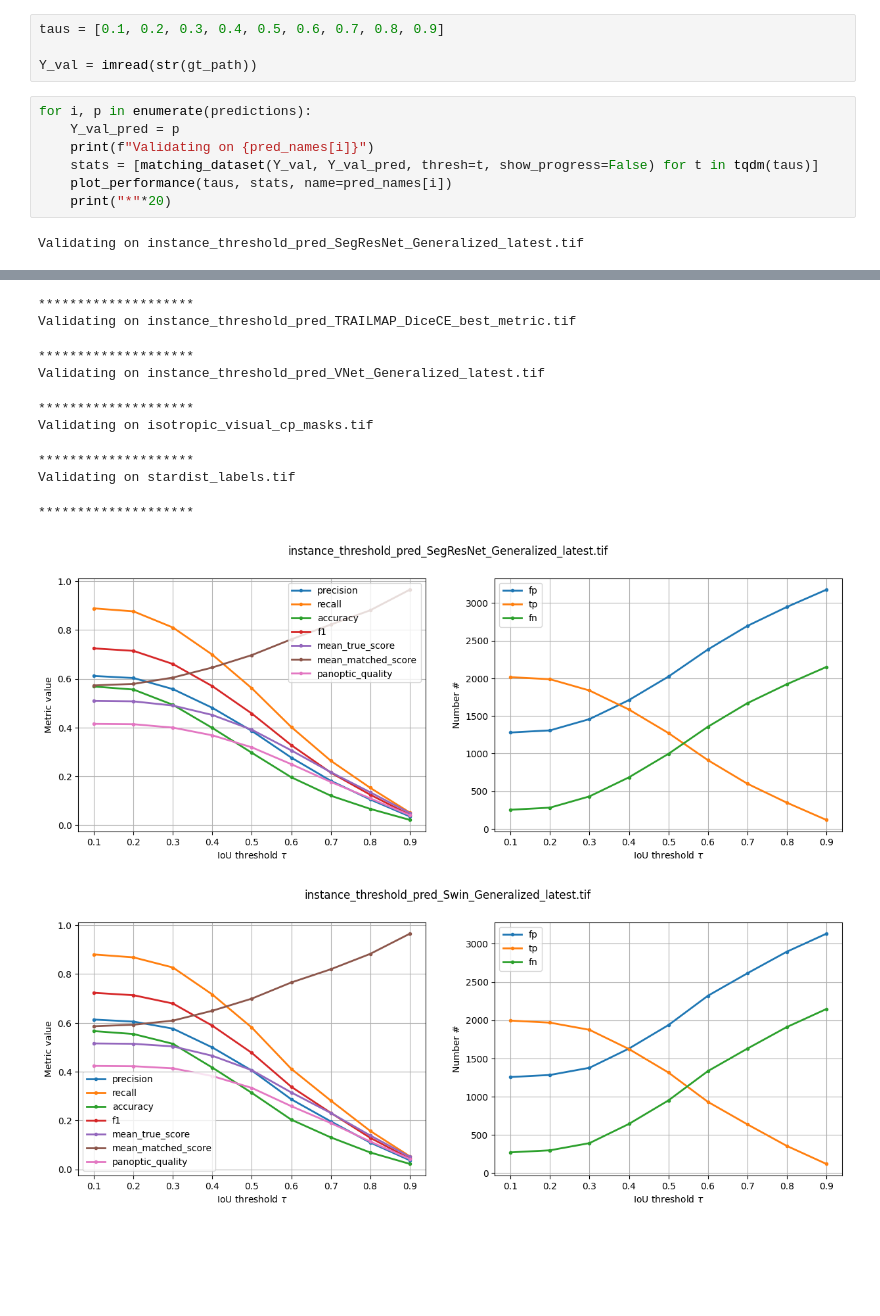
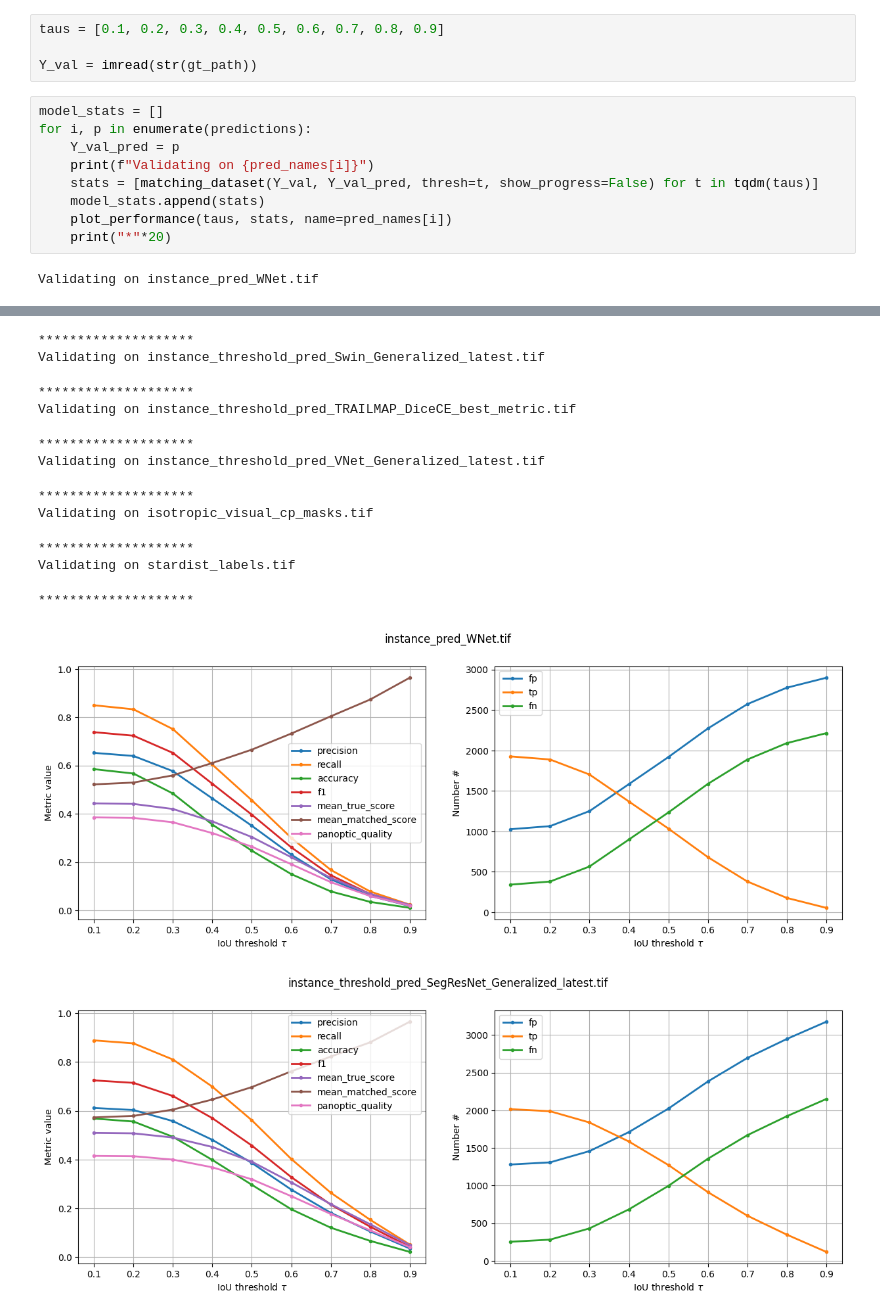
Before and after one commit to C-Achard/stardist, a Jupyter notebook: examples/3D/4_instance_quality.ipynb, the cells around one changed output, grey strips where cells are left out. Cells and saved outputs as stored; diff of their text form; blank space fills up the shorter version.

Commit message:
Added WNet

```diff
--- a/examples/3D/4_instance_quality.ipynb
+++ b/examples/3D/4_instance_quality.ipynb
@@ -16,12 +16,14 @@ taus = [0.1, 0.2, 0.3, 0.4, 0.5, 0.6, 0.7, 0.8, 0.9]
 
 Y_val = imread(str(gt_path))
 # %%
+model_stats = []
 for i, p in enumerate(predictions):
     Y_val_pred = p
     print(f"Validating on {pred_names[i]}")
     stats = [matching_dataset(Y_val, Y_val_pred, thresh=t, show_progress=False) for t in tqdm(taus)]
+    model_stats.append(stats)
     plot_performance(taus, stats, name=pred_names[i])
     print("*"*20)
 # %% [output]
-Validating on instance_threshold_pred_SegResNet_Generalized_latest.tif
+Validating on instance_pred_WNet.tif
 ********************
@@ -29,11 +31,13 @@ Validating on instance_threshold_pred_Swin_Generalized_latest.tif
 ********************
-Validating on instance_threshold_pred_TRAILMAP_DiceCE_best_metric.tif
+Validating on instance_threshold_pred_Swin_Generalized_latest.tif
 ********************
-Validating on instance_threshold_pred_VNet_Generalized_latest.tif
+Validating on instance_threshold_pred_TRAILMAP_DiceCE_best_metric.tif
 ********************
-Validating on isotropic_visual_cp_masks.tif
+Validating on instance_threshold_pred_VNet_Generalized_latest.tif
 ********************
-Validating on stardist_labels.tif
+Validating on isotropic_visual_cp_masks.tif
 ********************
+Validating on stardist_labels.tif
+********************
-[figure, old version]
+[figure, new version]
-[figure, old version]
+[figure, new version]
```
Also changed, not shown: parts of 9 cells of this notebook, 1 other file.
